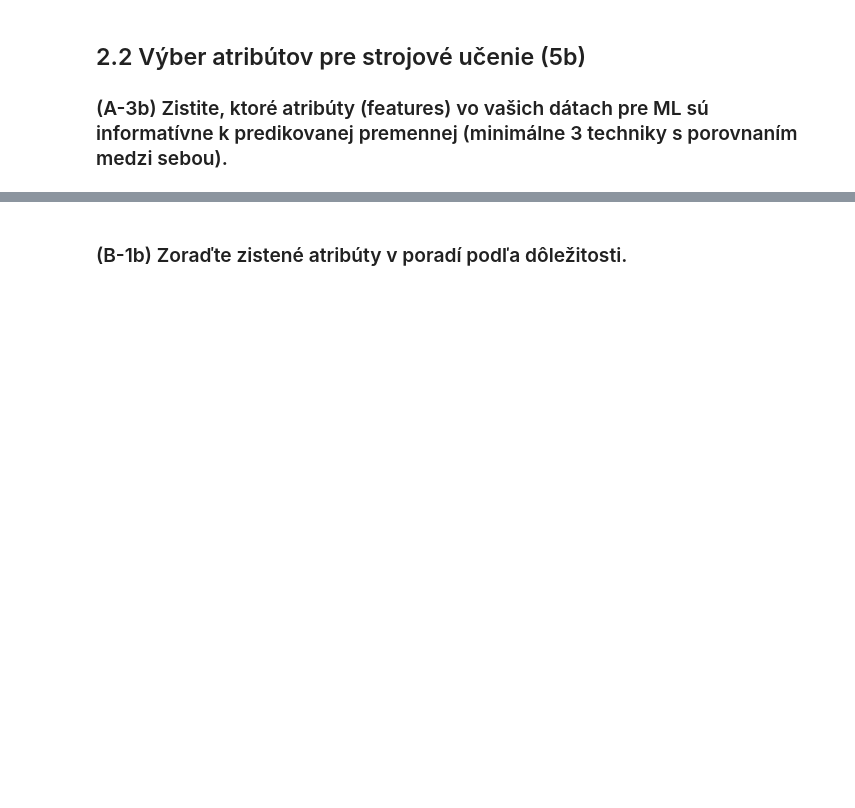
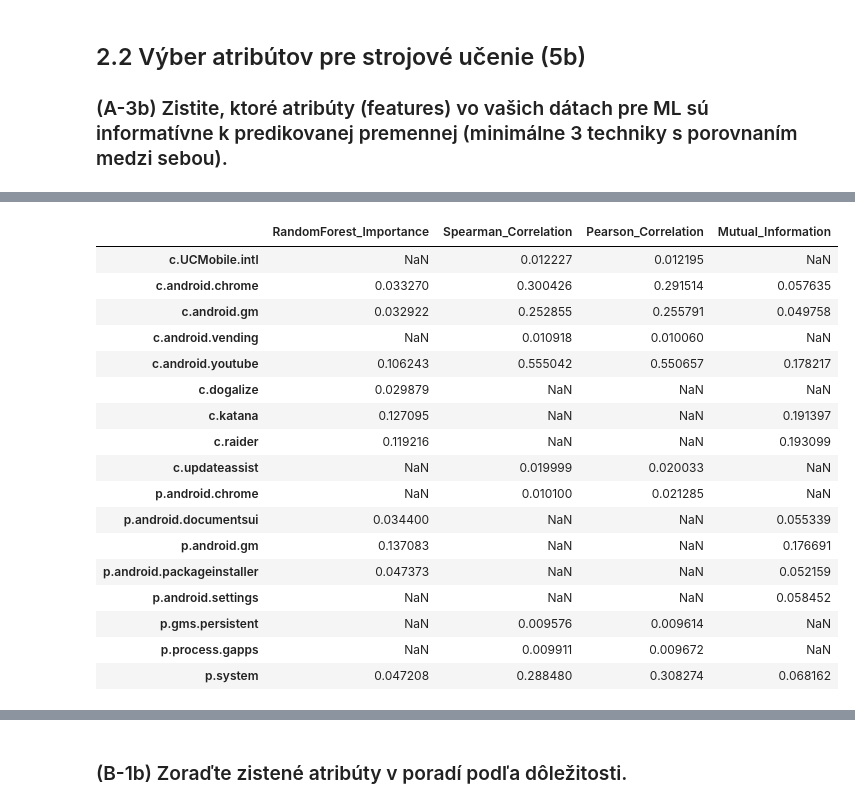
Before and after one commit to JakubIvacek/IAU_PROJECT, a Jupyter notebook: 2Faza.ipynb, the cells around one changed output, grey strips where cells are left out. Drawn from its saved outputs; the diff is of its cells as text; code cells hidden in the pictures; blank space fills up the shorter version.

```diff
--- a/2Faza.ipynb
+++ b/2Faza.ipynb
@@ -285,3 +285,7 @@ x_train[columns_to_scale] = scaler_standard.fit_transform(x_train[columns_to_sca
 # %% [markdown]
 ## 2.2 Výber atribútov pre strojové učenie (5b)
 ### (A-3b) Zistite, ktoré atribúty (features) vo vašich dátach pre ML sú informatívne k predikovanej premennej (minimálne 3 techniky s porovnaním medzi sebou).
+# %%
+spearman_corr = x_train.corrwith(y_train, method='spearman').sort_values(ascending=False)
+top_spearman = spearman_corr.head(10)
+top_spearman
@@ -287,0 +304,4 @@ x_train[columns_to_scale] = scaler_standard.fit_transform(x_train[columns_to_sca
+# %%
+pearson_corr = x_train.corrwith(y_train, method='pearson').sort_values(ascending=False)
+top_pearson = pearson_corr.head(10)
+top_pearson
@@ -287,0 +362,29 @@ x_train[columns_to_scale] = scaler_standard.fit_transform(x_train[columns_to_sca
+# %%
+comparison_df = pd.DataFrame({
+    'RandomForest_Importance': top_rf,
+    'Spearman_Correlation': top_spearman,
+    'Pearson_Correlation': top_pearson,
+    'Mutual_Information': top_mutual_info
+})
+
+# Zobrazenie tabuľky s top 10 atribútmi z každej metódy
+comparison_df
+# %% [output]
+|  | RandomForest_Importance | Spearman_Correlation | Pearson_Correlation | Mutual_Information |
+| c.UCMobile.intl | NaN | 0.012227 | 0.012195 | NaN |
+| c.android.chrome | 0.033270 | 0.300426 | 0.291514 | 0.057635 |
+| c.android.gm | 0.032922 | 0.252855 | 0.255791 | 0.049758 |
+| c.android.vending | NaN | 0.010918 | 0.010060 | NaN |
+| c.android.youtube | 0.106243 | 0.555042 | 0.550657 | 0.178217 |
+| c.dogalize | 0.029879 | NaN | NaN | NaN |
+| c.katana | 0.127095 | NaN | NaN | 0.191397 |
+| c.raider | 0.119216 | NaN | NaN | 0.193099 |
+| c.updateassist | NaN | 0.019999 | 0.020033 | NaN |
+| p.android.chrome | NaN | 0.010100 | 0.021285 | NaN |
+| p.android.documentsui | 0.034400 | NaN | NaN | 0.055339 |
+| p.android.gm | 0.137083 | NaN | NaN | 0.176691 |
+| p.android.packageinstaller | 0.047373 | NaN | NaN | 0.052159 |
+| p.android.settings | NaN | NaN | NaN | 0.058452 |
+| p.gms.persistent | NaN | 0.009576 | 0.009614 | NaN |
+| p.process.gapps | NaN | 0.009911 | 0.009672 | NaN |
+| p.system | 0.047208 | 0.288480 | 0.308274 | 0.068162 |
```
Also changed, not shown: parts of 8 cells of this notebook.
